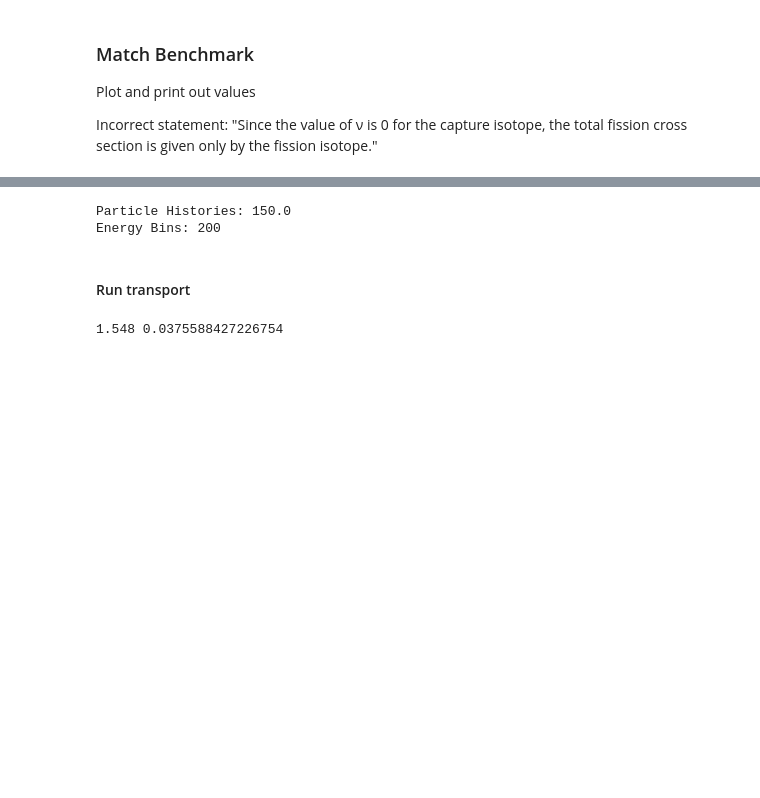
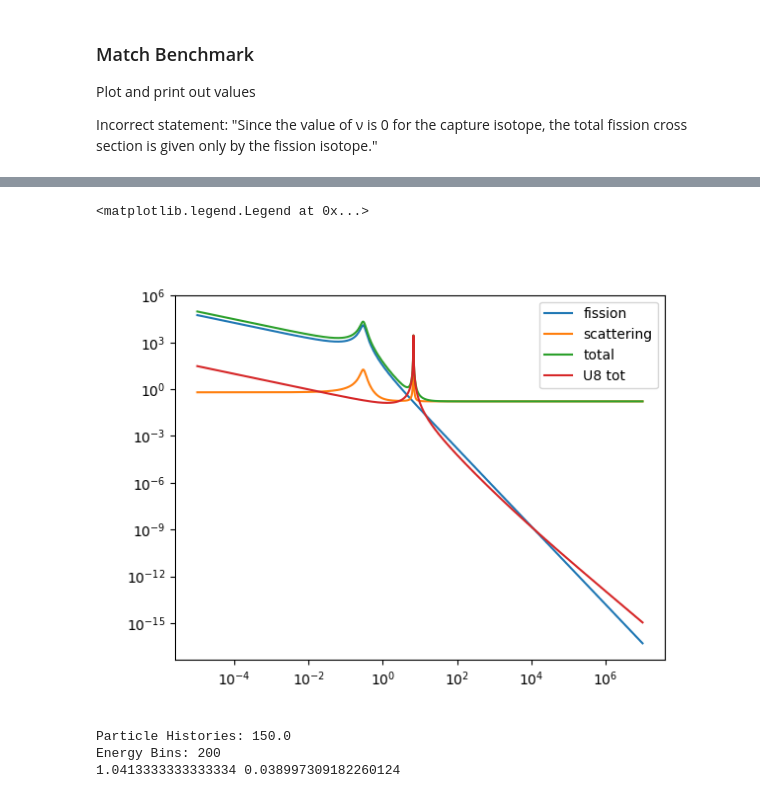
Before and after one commit to Naww137/neutron_transport, a Jupyter notebook: InitialBenchmark.ipynb, the cells around one changed output, grey strips where cells are left out. Saved outputs shown, nothing was run; the diff lists cells and outputs as text; code cells hidden in the pictures; blank space fills up the shorter version.

```diff
--- a/InitialBenchmark.ipynb
+++ b/InitialBenchmark.ipynb
@@ -97,7 +89,21 @@ total:
+# %%
+figure()
+plot(energy, m_Sig_f, label='fission')
+# plot(energy, mat_gam, label='gamma')
+plot(energy, m_Sig_s, label='scattering')
+plot(energy, m_Sig_t, label='total')
+
+plot(energy, u8_Sig_t, label='U8 tot')
+
+xscale('log'); yscale('log')
+legend()
+# %% [output]
+<matplotlib.legend.Legend at 0x...>
+[figure, added]
 # %%
 #### problem 4
 N = 1.5e2
-G=5
+G=10
 iE = 200
 print(f'Particle Histories: {N}')
 print(f'Energy Bins: {iE}')
@@ -109,6 +115,25 @@ tally = tallies.tallies(Emin, Emax, iEbins)
 
 # option to set seed
 rng = np.random.default_rng()
+
+for g in range(int(G)):
+
+    tally.reset_generation_tally()
+
+    for iN in range(int(N)):
+        #random fission energy
+        E_start = rng.uniform(low=tally.Emin, high=tally.Emax)
+        # transport
+        E_new = functions_for_transport.Eigen_function_0D_CE(E_start, tally, mat, rng)
+
+    # save generation tally
+    tally.save_generation_tally(N)
+
+
+final_k_estimate, final_estimator_variance, collision_based_scalar_flux = tally.final_analysis()
+
+print(final_k_estimate, final_estimator_variance)
 # %% [output]
 Particle Histories: 150.0
 Energy Bins: 200
+1.0413333333333334 0.038997309182260124
@@ -120,25 +140,3 @@ Energy Bins: 200
-# %% [markdown]
-#### Run transport
-# %%
-for g in range(int(G)):
-
-    tally.reset_generation_tally()
-
-    for iN in range(int(N)):
-        #random fission energy
-        E_start = rng.uniform(low=tally.Emin, high=tally.Emax)
-        # transport
-        E_new = functions_for_transport.Eigen_function_0D_CE(E_start, tally, mat, rng)
-
-    # save generation tally
-    tally.save_generation_tally(N)
-
-
-final_k_estimate, final_estimator_variance, collision_based_scalar_flux = tally.final_analysis()
-
-print(final_k_estimate, final_estimator_variance)
-# %% [output]
-1.548 0.0375588427226754
 # %%
 
 # %%
```
Also changed, not shown: parts of 5 cells of this notebook, 2 other files.
